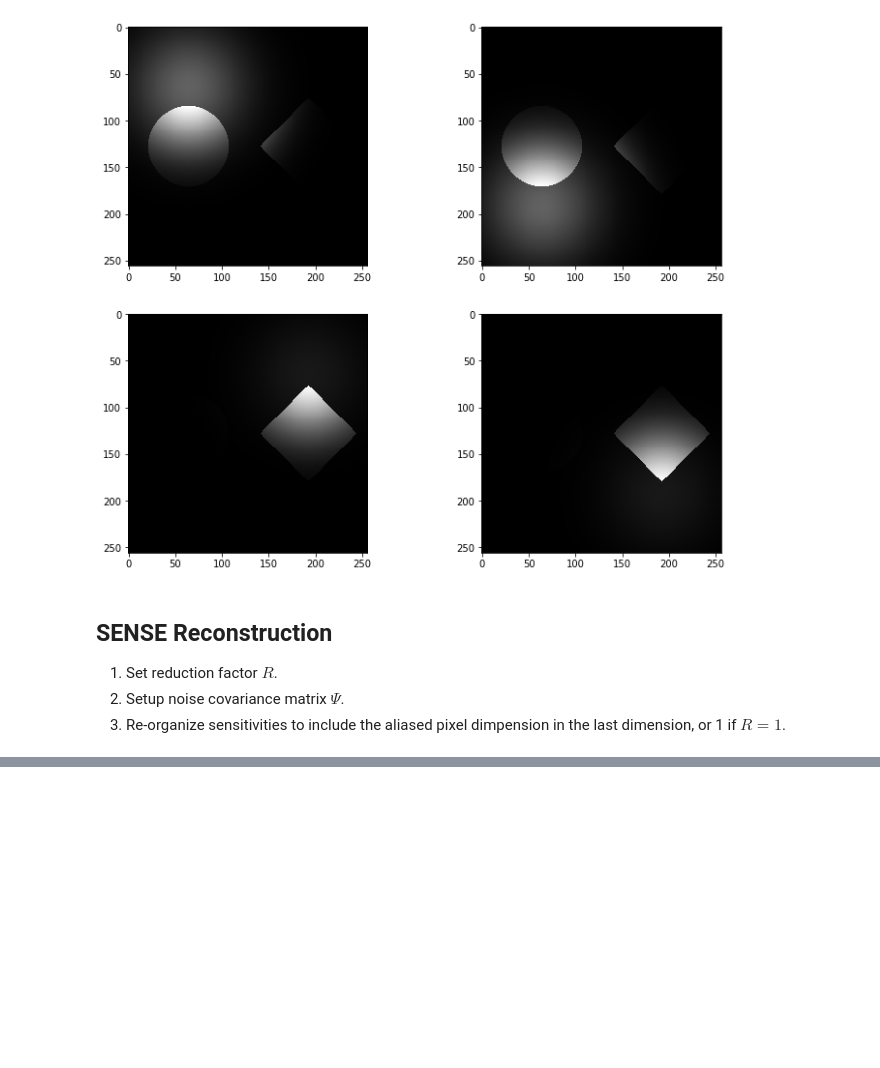
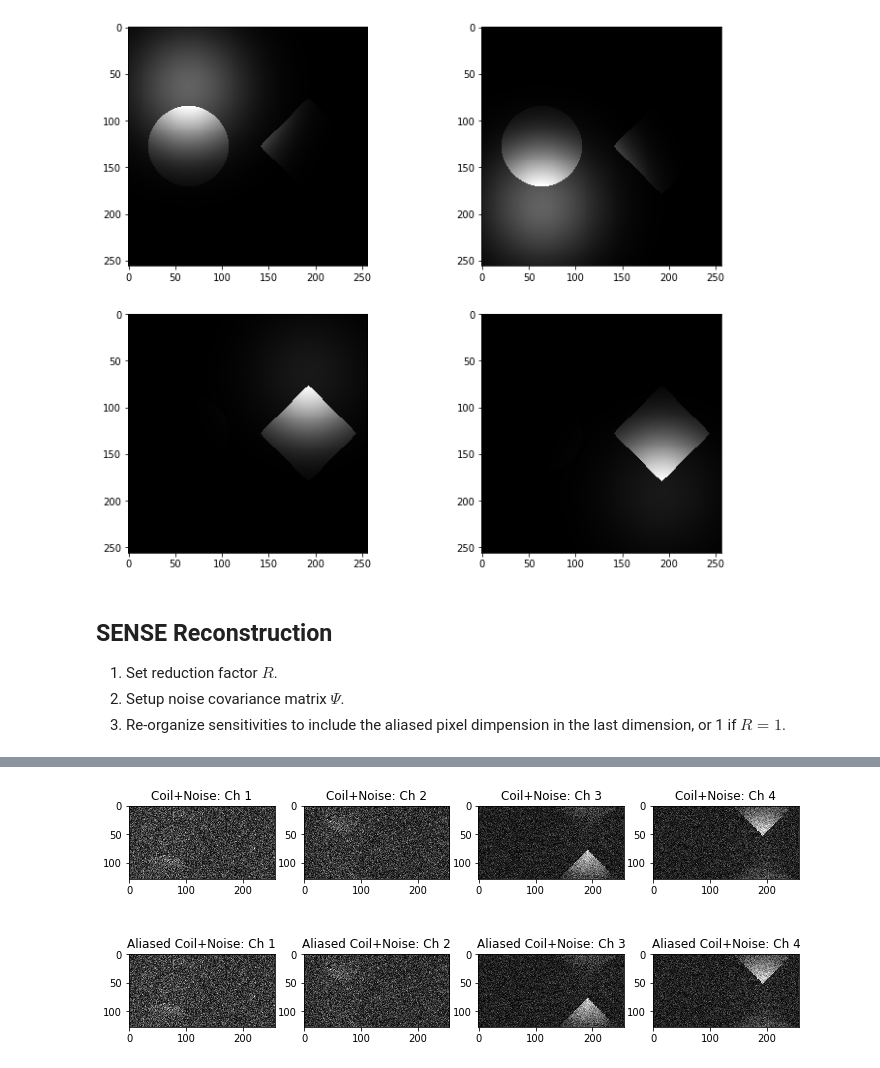
Before and after one commit to mribri999/MRSignalsSeqs, a Jupyter notebook: Python/Rad 229 Multichannel Image Reconstruction with Noise.ipynb, the cells around one changed output, grey strips where cells are left out. Cells and saved outputs as stored; diff of their text form; code cells hidden in the pictures; blank space fills up the shorter version.

```diff
--- a/Python/Rad 229 Multichannel Image Reconstruction with Noise.ipynb
+++ b/Python/Rad 229 Multichannel Image Reconstruction with Noise.ipynb
@@ -140,0 +158,87 @@ calcnoise has size (256, 256)
+# %%
+Nnoise = 100
+imsall = np.zeros((Ny,Nx,Nnoise)) # -- To store multiple runs
+
+plt.figure(figsize=(12.,5.0))
+print("Reconstructing %d images (%d x %d) with %d coils and R=%d" % (Nnoise,Nx,Ny,Nc,R))
+for n in range(Nnoise):
+    # -- Generate random noise
+    cnoise = np.random.multivariate_normal(np.zeros(Nc),Psi,(Ny*Nx)) + 1j*np.random.multivariate_normal(np.zeros(Nc),Psi,(Ny*Nx))
+    cnoise = np.reshape(cnoise,(Ny,Nx,Nc),order='F')  # Ny x Nx x Nc
+
+    # -- Add noise cims = cims + cnoise
+    cimsrecon = cims + cnoise
+
+    # -- Alias the images
+    cimsrecon = np.reshape(cimsrecon,(Ny,Nx,Nc,1))   # Add R dimension
+    cimsrecon = np.moveaxis(cimsrecon,(0,1,2,3),(0,2,3,1))  # Move R in with Ny
+    cimsrecon = np.reshape(cimsrecon,(Ny//R,R,Nx,Nc),order='F')  # Reshape to alias
+    cimsrecon = np.squeeze(np.sum(cimsrecon,axis=1))   # Sum along R dimension and Squeeze (to alias!)
+
+    # -- SENSE Reconstruction of noise only!
+    sensesig = mrs.senserecon(cimsrecon,W)
+    #print("sensesig size",sensesig.shape)
+
+    # -- Combine unaliased FOVs
+    sensesig = np.moveaxis(sensesig,(0,1,2),(0,2,1))    # -- Rearrange Ny x R x Nx
+    sensesig = np.reshape(sensesig,(Ny,Nx),order='F')   # -- Concatenate FOVs
+
+    imsall[:,:,n] = sensesig  # -- Accumulate all images
+
+# -- Calculate mean / standard deviations of repeated reconstructions
+sigmean = np.mean(imsall,axis=2)
+sigstd = np.std(imsall,axis=2)
+
+# -- Display output...
+
+# -- Plot coil images from last run (debug)
+for c in range(Nc):
+    plt.subplot(2,Nc,c+1)
+    plotim = np.squeeze(abs(cimsrecon[:,:,c]))
+    plt.imshow(plotim,cmap='gray')
+    tt = "Coil+Noise: Ch %d" % (c+1)
+    plt.title(tt)
+
+# -- Plot aliased images from last run (debug)
+for c in range(Nc):
+    plt.subplot(2,Nc,Nc+c+1)
+    plotim = np.squeeze(abs(cimsrecon[:,:,c]))
+    plt.imshow(plotim,cmap='gray')
+    tt = "Aliased Coil+Noise: Ch %d" % (c+1)
+    plt.title(tt)
+
+# -- Show SENSE image
+plt.figure(figsize=(12.,6.0))
+plt.subplot(2,4,1)
+plt.imshow(np.abs(sensesig),cmap='gray')
+plt.title('SENSE reconstructed image')
+
+plt.subplot(2,4,2)
+plt.imshow(np.abs(sigmean),cmap='gray')
+plt.title('abs(Mean Image)')
+
+plt.subplot(2,4,3)
+plt.imshow(np.abs(sigstd),cmap='gray')
+plt.title('abs(Std Image)')
+
+plt.subplot(2,4,4)
+plt.imshow(np.squeeze(calcnoise),cmap='gray',vmin=0.0)
+plt.title('Calc Noise')
+
+# -- Plot lines of pixel values halfway down image.
+plt.subplot(2,4,5)
+plt.plot(x,np.squeeze(np.real(sensesig[Ny//2,:])))
+mrs.lplot('x','Signal','Single Image',ax=(0,Nx,0,20))
+
+plt.subplot(2,4,6)
+plt.plot(x,np.squeeze(np.real(sigmean[Ny//2,:])))
+mrs.lplot('x','Signal','Image Mean',ax=(0,Nx,0,20))
+
+plt.subplot(2,4,7)
+plt.plot(x,np.squeeze(np.abs(sigstd[Ny//2,:])))
+mrs.lplot('x','Calc. $\sigma$','Measured Noise',ax=(0,Nx,0,15))
+
+plt.subplot(2,4,8)
+plt.plot(x,np.squeeze(calcnoise[Ny//2,:]))
+mrs.lplot('x','Calc. $\sigma$','Calculated Noise',ax=(0,Nx,0,15))
+# %% [output]
@@ -140,0 +246 @@ calcnoise has size (256, 256)
+[figure, added]
```
Also changed, not shown: parts of 4 cells of this notebook.
